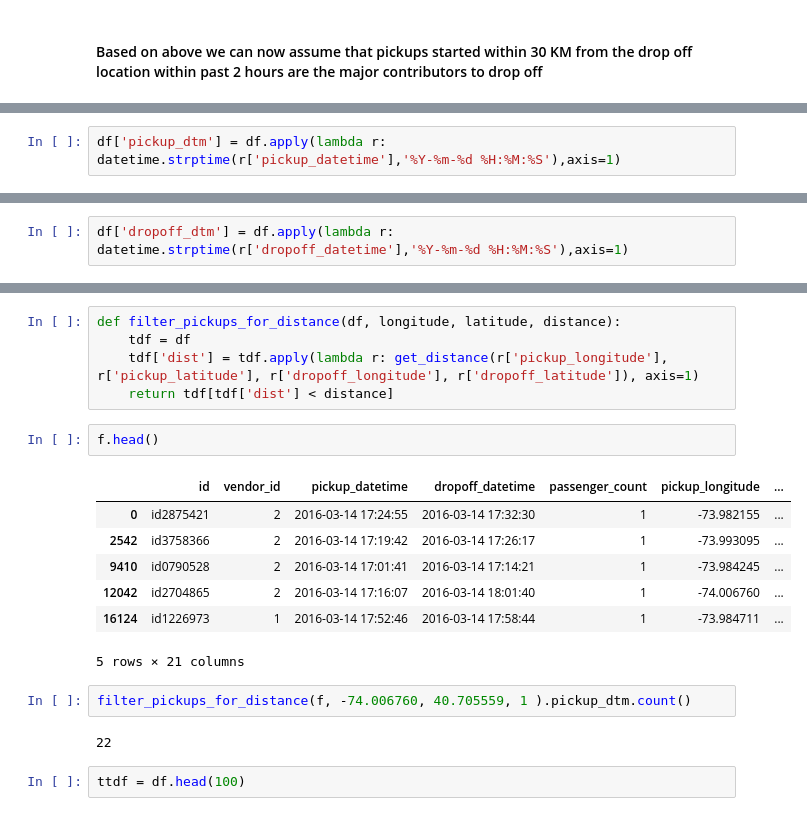
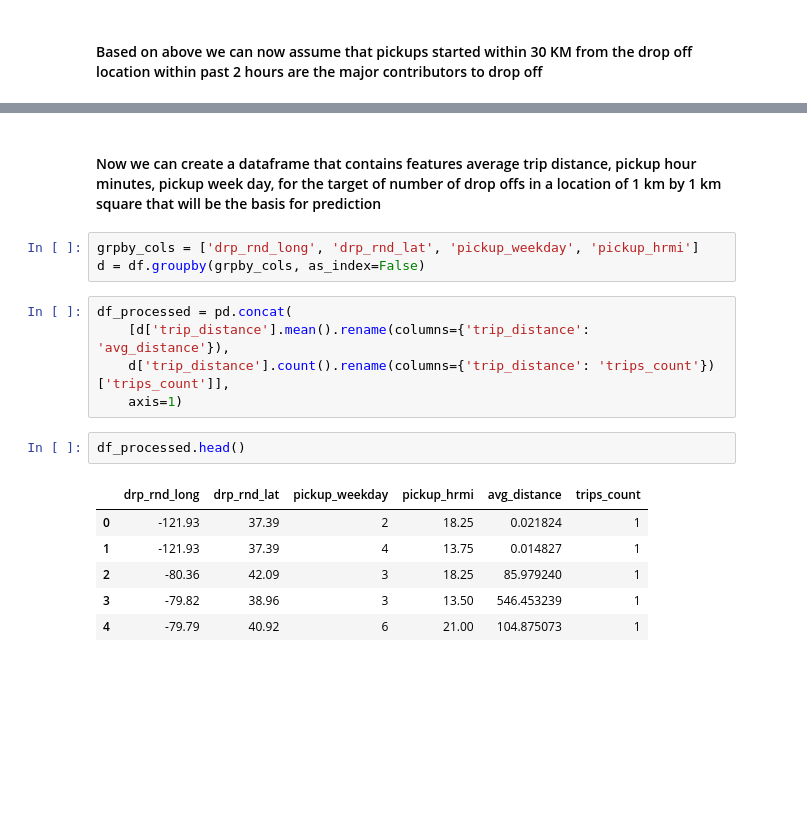
Before and after one commit to aanels/ga_homeworks, a Jupyter notebook: unit-4_project/Exploratory data analysis.ipynb, the cells around one changed output, grey strips where cells are left out. Cells and saved outputs as stored; diff of their text form; blank space fills up the shorter version.

```diff
--- a/unit-4_project/Exploratory data analysis.ipynb
+++ b/unit-4_project/Exploratory data analysis.ipynb
@@ -303,2 +274,0 @@ memory usage: 200.3+ MB
-# %%
-df['pickup_dtm'] = df.apply(lambda r: datetime.strptime(r['pickup_datetime'],'%Y-%m-%d %H:%M:%S'),axis=1)
@@ -325,2 +274,0 @@ memory usage: 211.4+ MB
-# %%
-df['dropoff_dtm'] = df.apply(lambda r: datetime.strptime(r['dropoff_datetime'],'%Y-%m-%d %H:%M:%S'),axis=1)
@@ -395,21 +275,19 @@ memory usage: 21.0+ KB
-# %%
-def filter_pickups_for_distance(df, longitude, latitude, distance):
-    tdf = df
-    tdf['dist'] = tdf.apply(lambda r: get_distance(r['pickup_longitude'], r['pickup_latitude'], r['dropoff_longitude'], r['dropoff_latitude']), axis=1)
-    return tdf[tdf['dist'] < distance]
+# %% [markdown]
+#### Now we can create a dataframe that contains features average trip distance, pickup hour minutes, pickup week day,   for the target of number of drop offs in a location of 1 km by 1 km square that will be the basis for prediction
+# %%
+grpby_cols = ['drp_rnd_long', 'drp_rnd_lat', 'pickup_weekday', 'pickup_hrmi']
+d = df.groupby(grpby_cols, as_index=False)
+# %%
+df_processed = pd.concat(
+    [d['trip_distance'].mean().rename(columns={'trip_distance': 'avg_distance'}),
+    d['trip_distance'].count().rename(columns={'trip_distance': 'trips_count'})['trips_count']],
+    axis=1)
 # %%
-f.head()
+df_processed.head()
 # %% [output]
-|  | id | vendor_id | pickup_datetime | dropoff_datetime | passenger_count | pickup_longitude | ... |
-| 0 | id2875421 | 2 | 2016-03-14 17:24:55 | 2016-03-14 17:32:30 | 1 | -73.982155 | ... |
-| 2542 | id3758366 | 2 | 2016-03-14 17:19:42 | 2016-03-14 17:26:17 | 1 | -73.993095 | ... |
-| 9410 | id0790528 | 2 | 2016-03-14 17:01:41 | 2016-03-14 17:14:21 | 1 | -73.984245 | ... |
-| 12042 | id2704865 | 2 | 2016-03-14 17:16:07 | 2016-03-14 18:01:40 | 1 | -74.006760 | ... |
-| 16124 | id1226973 | 1 | 2016-03-14 17:52:46 | 2016-03-14 17:58:44 | 1 | -73.984711 | ... |
+|  | drp_rnd_long | drp_rnd_lat | pickup_weekday | pickup_hrmi | avg_distance | trips_count |
+| 0 | -121.93 | 37.39 | 2 | 18.25 | 0.021824 | 1 |
+| 1 | -121.93 | 37.39 | 4 | 13.75 | 0.014827 | 1 |
+| 2 | -80.36 | 42.09 | 3 | 18.25 | 85.979240 | 1 |
+| 3 | -79.82 | 38.96 | 3 | 13.50 | 546.453239 | 1 |
+| 4 | -79.79 | 40.92 | 6 | 21.00 | 104.875073 | 1 |
-5 rows × 21 columns
-# %%
-filter_pickups_for_distance(f, -74.006760, 40.705559, 1 ).pickup_dtm.count()
-# %% [output]
-22
-# %%
-ttdf = df.head(100)
```
Also changed, not shown: parts of 22 cells of this notebook, 3 other files.
